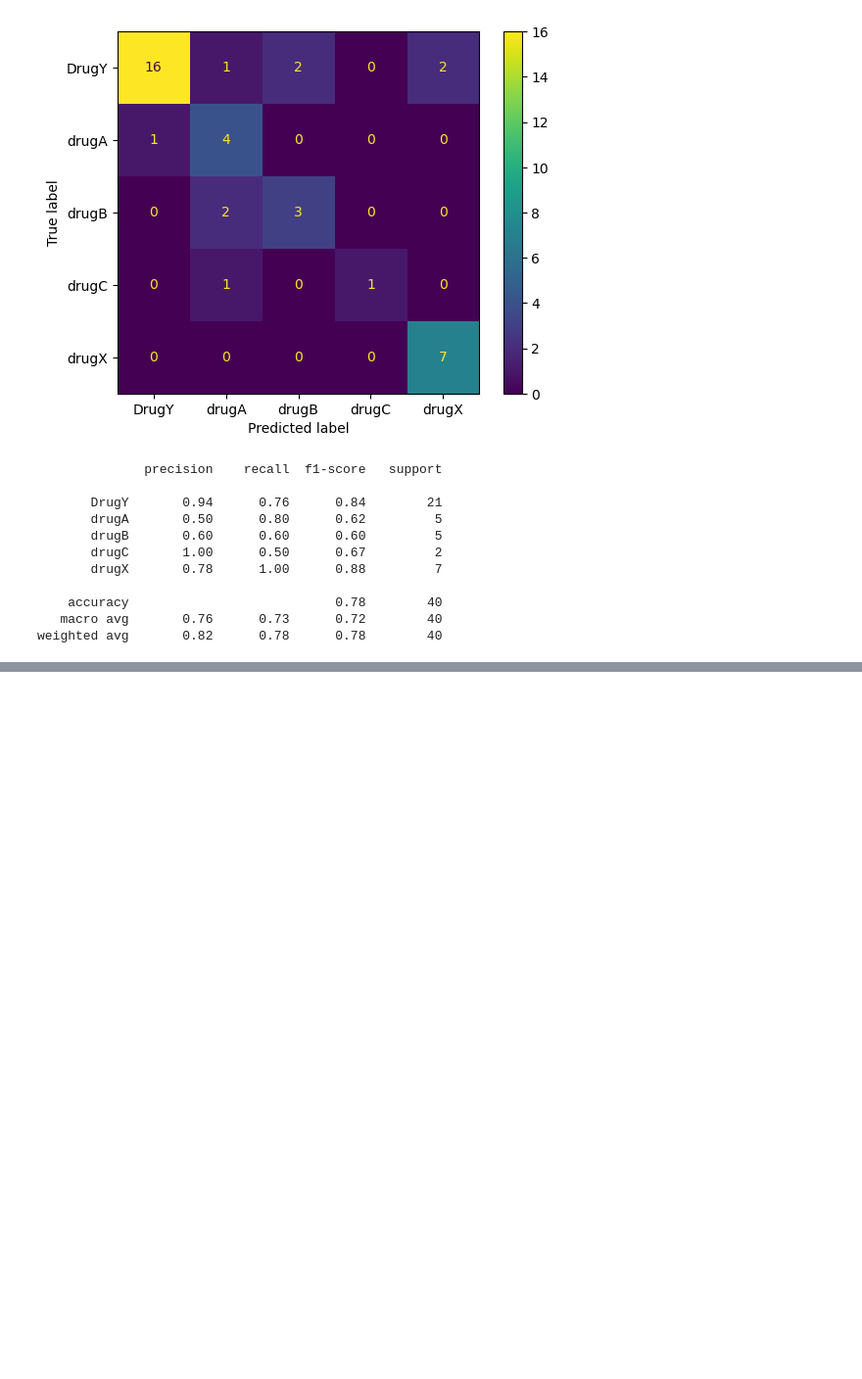
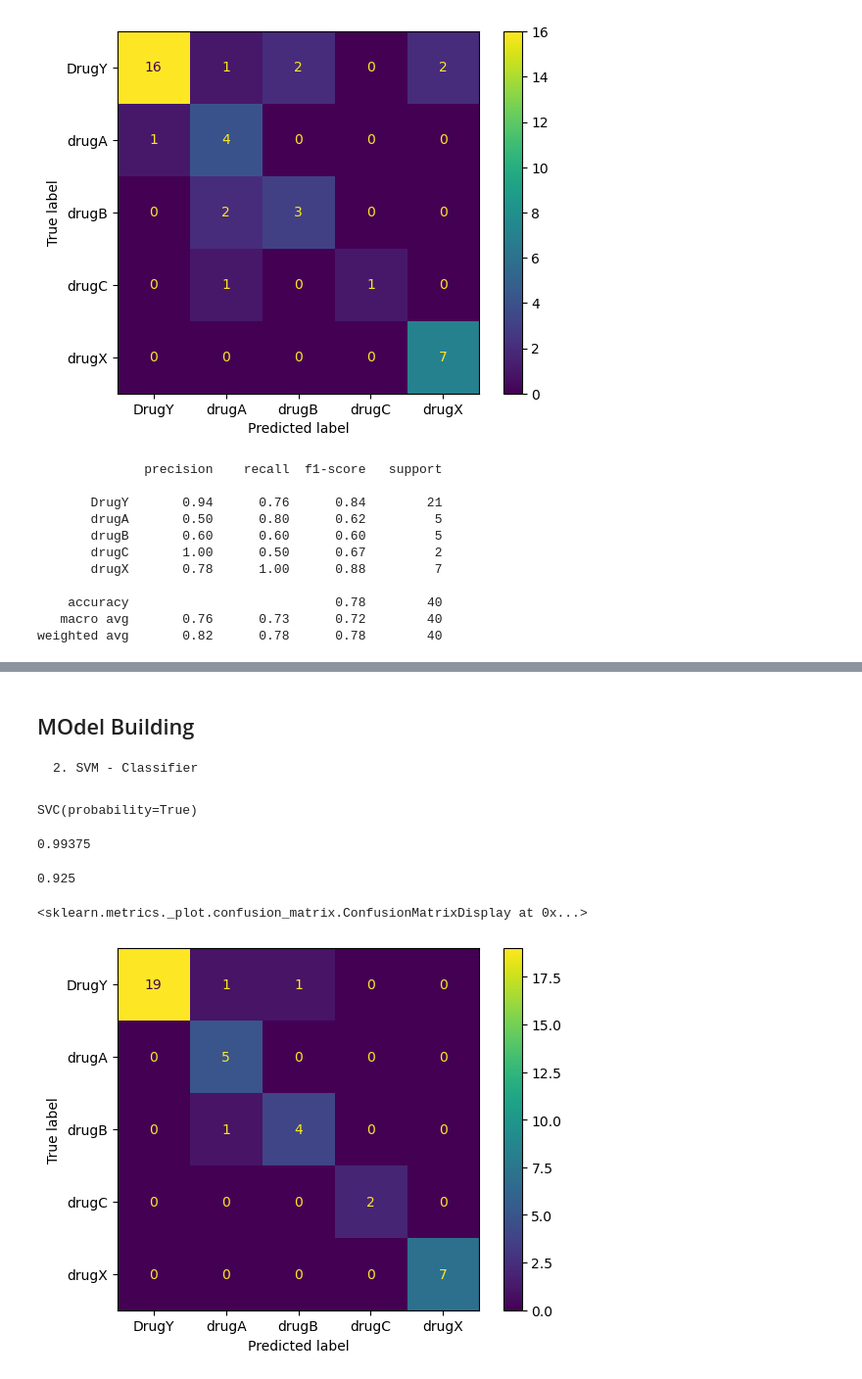
Before and after one commit to Sindhura-tr/Machine-Learning-satsun-5-7, a Jupyter notebook: KNN and SVM/KNN.ipynb, the cells around one changed output, grey strips where cells are left out. Shown at 98% size. Saved outputs shown, nothing was run; the diff lists cells and outputs as text; code cells hidden in the pictures; blank space fills up the shorter version.

Commit message:
svm classifier done

```diff
--- a/KNN and SVM/KNN.ipynb
+++ b/KNN and SVM/KNN.ipynb
@@ -284,0 +288,3 @@ weighted avg       0.82      0.78      0.78        40
+# %% [markdown]
+## MOdel Building
+    2. SVM - Classifier
@@ -284,0 +293,18 @@ weighted avg       0.82      0.78      0.78        40
+# %%
+model_svm = SVC(probability=True)
+model_svm.fit(xtrain,ytrain)
+# %% [output]
+SVC(probability=True)
+# %%
+model_svm.score(xtrain,ytrain)
+# %% [output]
+0.99375
+# %%
+model_svm.score(xtest,ytest)
+# %% [output]
+0.925
+# %%
+ConfusionMatrixDisplay.from_estimator(model_svm,xtest,ytest)
+# %% [output]
+<sklearn.metrics._plot.confusion_matrix.ConfusionMatrixDisplay at 0x...>
+[figure, added]
```
Also changed, not shown: parts of 22 cells of this notebook, 3 other files.
